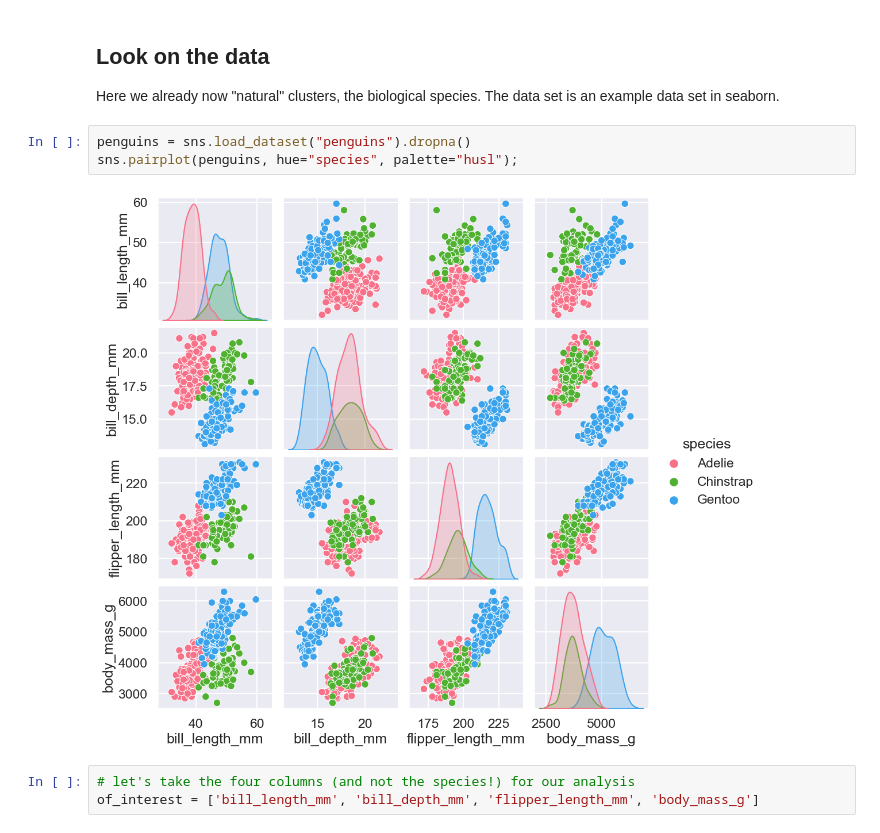
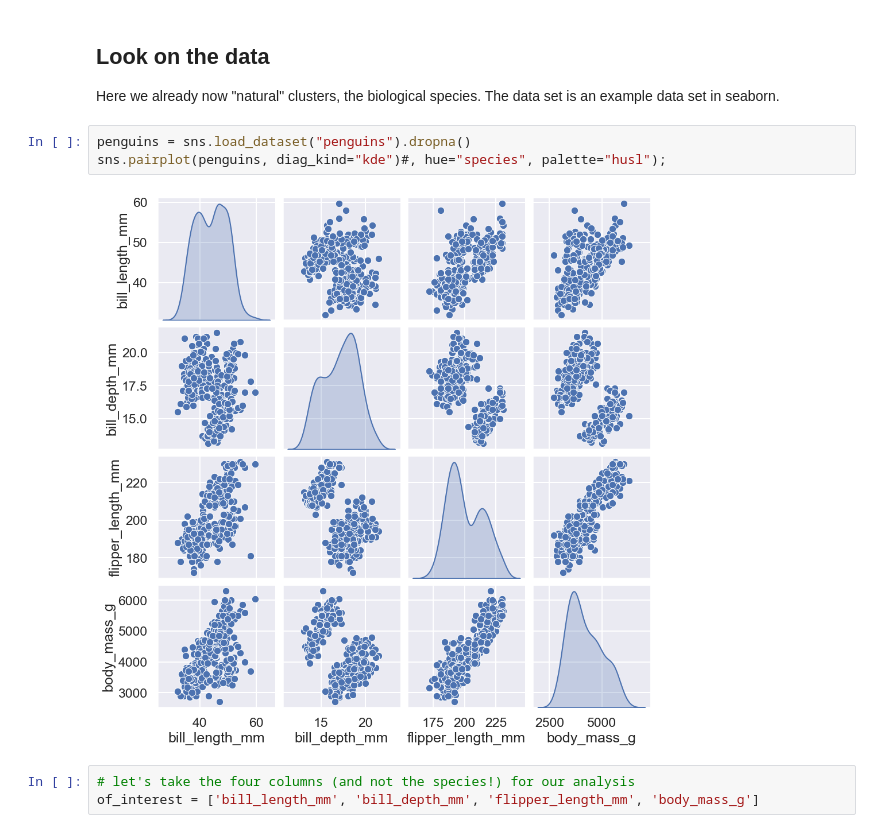
Before and after one commit to jgerhard/k-means, a Jupyter notebook: penguin_discovery.ipynb, the cells around one changed output. Cells and saved outputs as stored; diff of their text form.

```diff
--- a/penguin_discovery.ipynb
+++ b/penguin_discovery.ipynb
@@ -16,9 +16,9 @@ MyScaler = StandardScaler()
 Here we already now "natural" clusters, the biological species. The data set is an example data set in seaborn.
 # %%
 penguins = sns.load_dataset("penguins").dropna()
-sns.pairplot(penguins, hue="species", palette="husl");
+sns.pairplot(penguins, diag_kind="kde")#, hue="species", palette="husl");
 # %% [output]
-[figure, old version]
+[figure, new version]
 # %%
 # let's take the four columns (and not the species!) for our analysis
 of_interest = ['bill_length_mm', 'bill_depth_mm', 'flipper_length_mm', 'body_mass_g']
```
